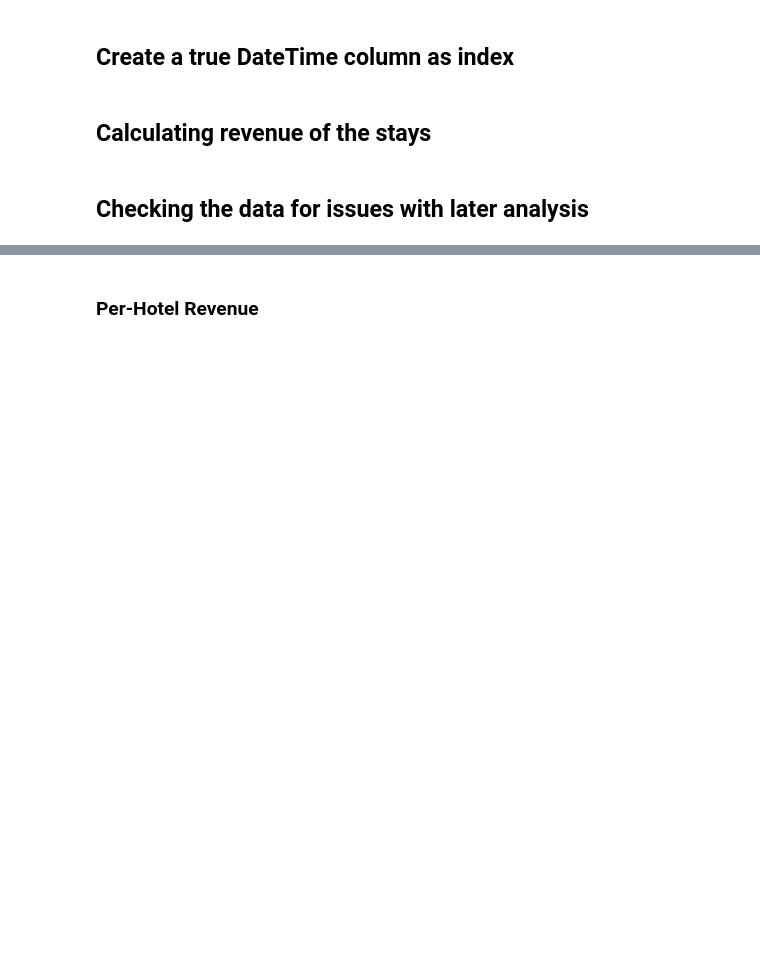
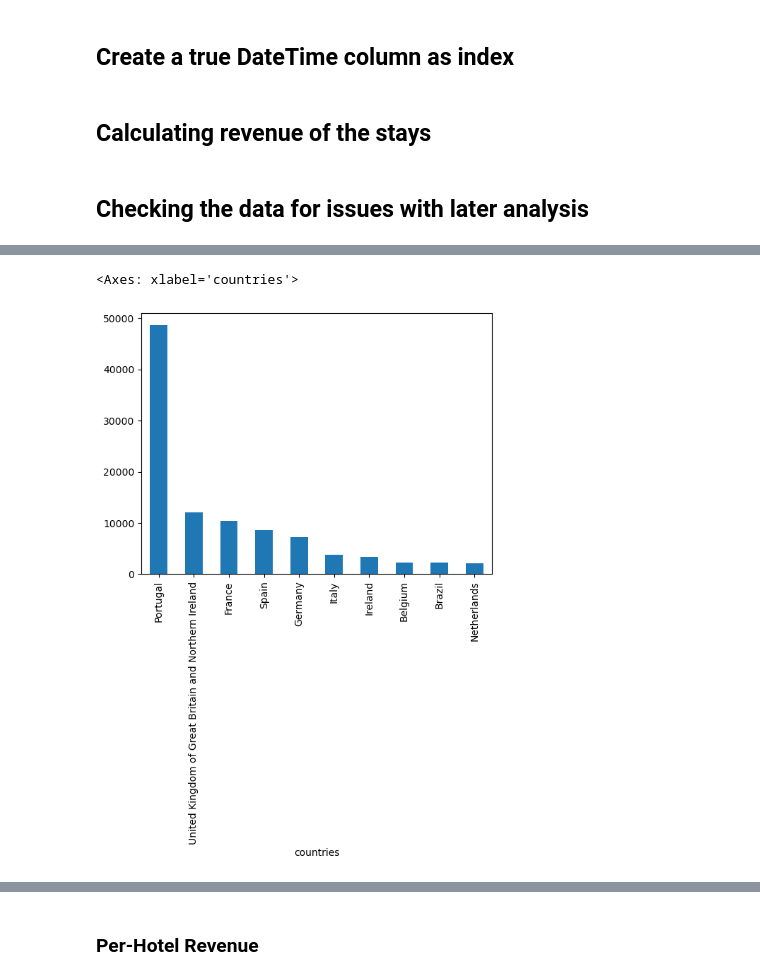
Before and after one commit to jbrunsell/Fintech-Project-1, a Jupyter notebook: data_clean_explore(Jett).ipynb, the cells around one changed output, grey strips where cells are left out. Cells and saved outputs as stored; diff of their text form; code cells hidden in the pictures; blank space fills up the shorter version.

```diff
--- a/data_clean_explore(Jett).ipynb
+++ b/data_clean_explore(Jett).ipynb
@@ -9,6 +9,6 @@ import hvplot.pandas
 # %% [markdown]
 ### Read in the hotel data
 # %%
-hotel_data = pd.read_csv('./hotel_bookings_raw.csv')
+hotel_data = pd.read_csv('clean_hotel_data.csv')
 hotel_data.describe()
 # %% [output]
@@ -56,10 +85,13 @@ hotel_data['babies'].value_counts().plot(kind='bar')
 # %%
 #Checking customer country of residence
-countries=pd.read_csv('./all.csv')
+countries=pd.read_csv('all.csv')
 countries=countries.set_index('alpha-3')
 hotel_data['countries']=pd.merge(hotel_data['country'],countries['name'],how='left',left_on='country',right_on=countries.index)['name'].values
 hotel_data['countries']
 hotel_data['countries'].value_counts().iloc[0:10].plot(kind='bar')
+# %% [output]
+<Axes: xlabel='countries'>
+[figure, added]
 # %%
 #Checking customer type
 hotel_data['market_segment'].value_counts().plot(kind='bar')
```
Also changed, not shown: parts of 22 cells of this notebook.
